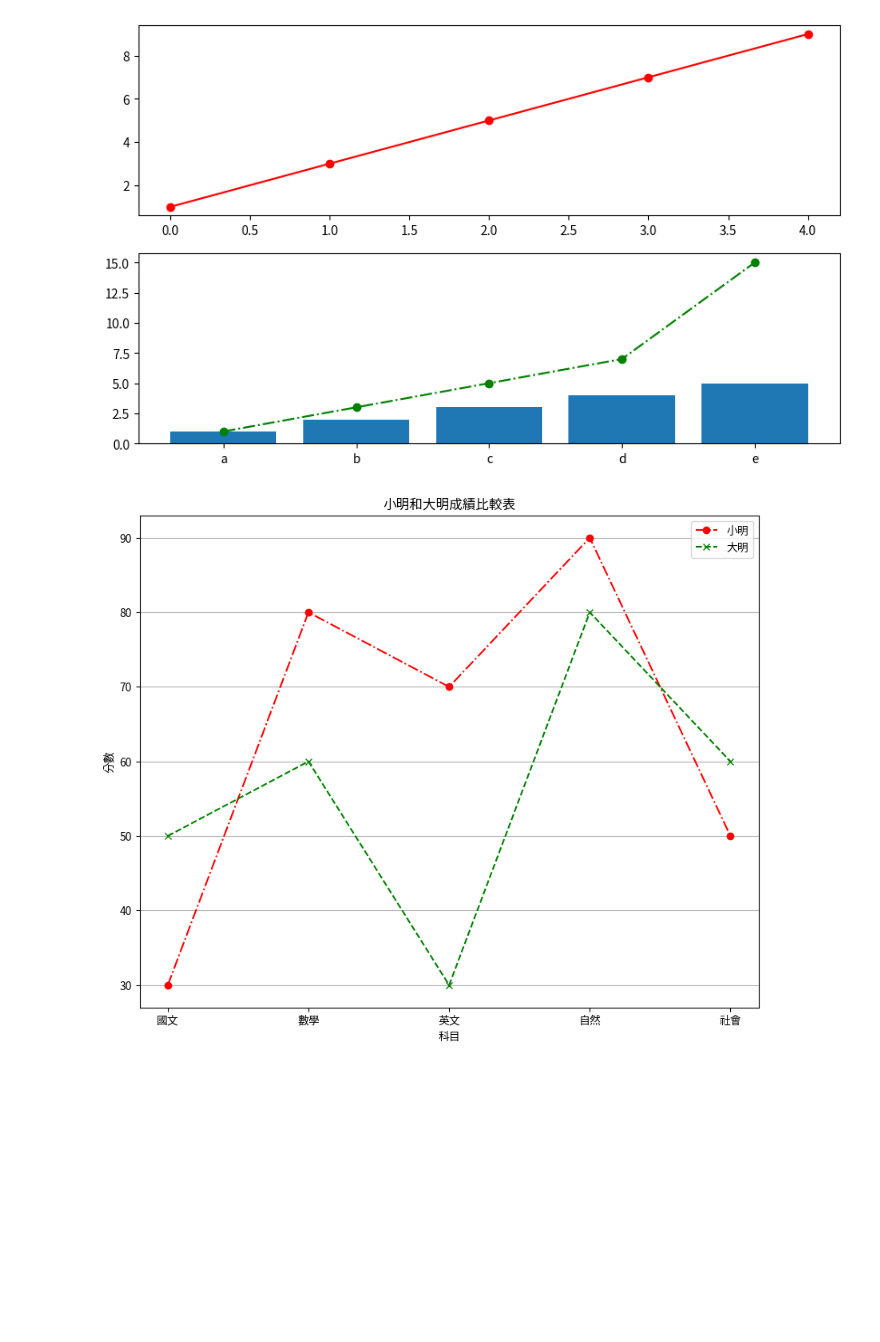
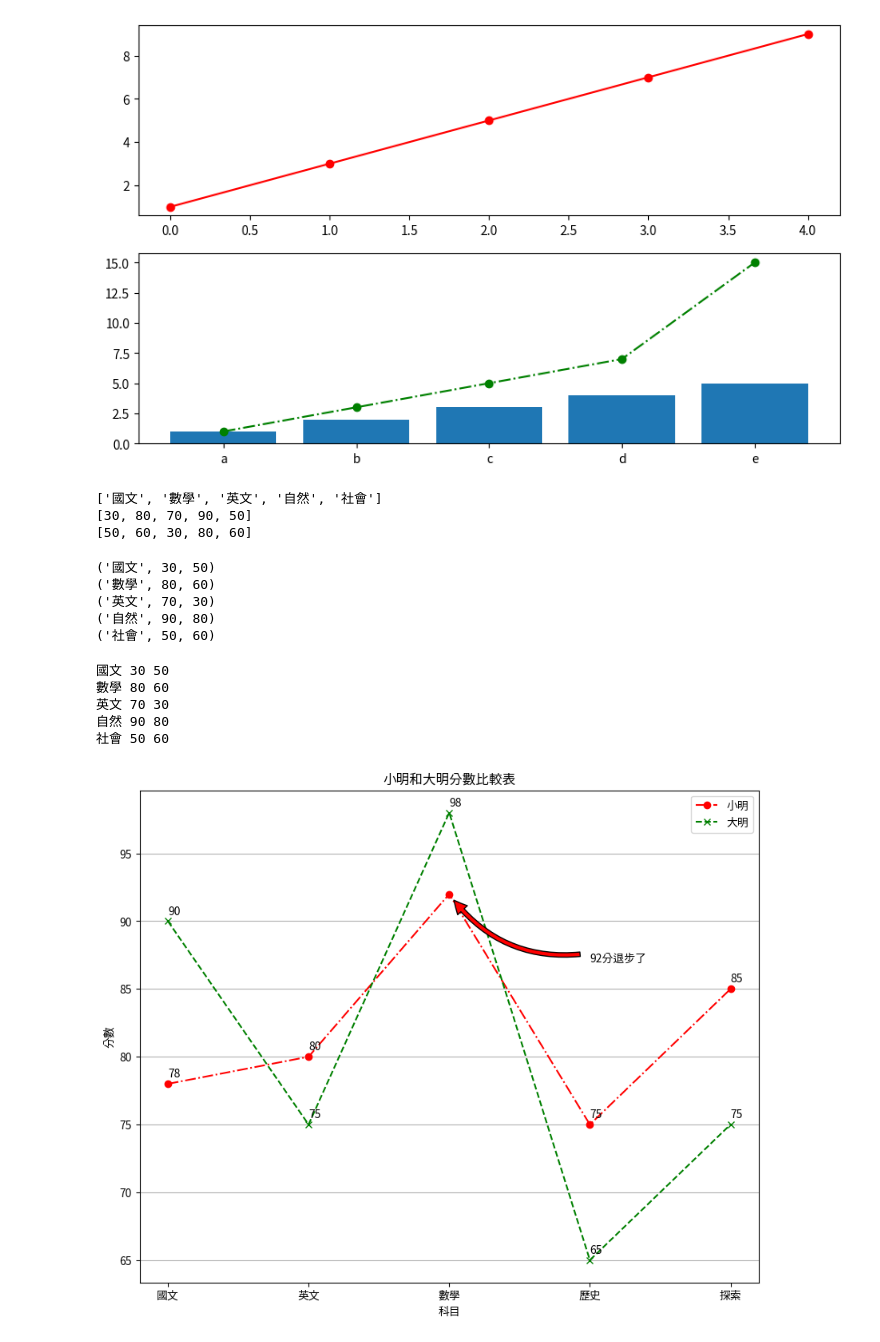
Before and after one commit to see7725/python_analysis, a Jupyter notebook: lesson7_3.ipynb, the cells around one changed output. Drawn from its saved outputs; the diff is of its cells as text; code cells hidden in the pictures; blank space fills up the shorter version.

```diff
--- a/lesson7_3.ipynb
+++ b/lesson7_3.ipynb
@@ -32,21 +32,74 @@ plt.show()
 # %%
 student1 = {'國文':30, '數學':80, '英文':70, '自然':90, '社會':50}
 student2 = {'國文':50, '數學':60, '英文':30, '自然':80, '社會':60}
+# %%
+print(subjects)
+print(score1)
+print(score2)
+# %% [output]
+['國文', '數學', '英文', '自然', '社會']
+[30, 80, 70, 90, 50]
+[50, 60, 30, 80, 60]
+# %%
+for item in zip(subjects,score1,score2) :
+    print(item)
+# %% [output]
+('國文', 30, 50)
+('數學', 80, 60)
+('英文', 70, 30)
+('自然', 90, 80)
+('社會', 50, 60)
+# %%
+for s,v1,v2 in zip(subjects,score1,score2) :
+    print(s,v1,v2)
+# %% [output]
+國文 30 50
+數學 80 60
+英文 70 30
+自然 90 80
+社會 50 60
 # %%
+import matplotlib.pyplot as plt
+from matplotlib.font_manager import fontManager
+import matplotlib as mlp
+fontManager.addfont('ChineseFont.ttf')
+mlp.rc('font', family='ChineseFont')
+
+student1 = {'國文':78, '英文':80, '數學':92, '歷史':75, '探索':85}
+student2 = {'國文':90, '英文':75, '數學':98, '歷史':65, '探索':75}
 subjects = list(student1.keys())
 score1 = list(student1.values())
 score2 = list(student2.values())
 
 figure = plt.figure(figsize=(10,8))
 axes = figure.add_subplot(1,1,1)
-axes.set_title('小明和大明成績比較表')
-axes.set_xlabel('科目')
-axes.set_ylabel('分數')
-axes.plot(subjects,score1,'ro-.',label='小明')
-axes.plot(subjects,score2,'gx--',label='大明')
+axes.set_title("小明和大明分數比較表")
+axes.set_xlabel("科目")
+axes.set_ylabel("分數")
+axes.plot(subjects,score1,'ro-.',label="小明")
+axes.plot(subjects,score2,'gx--',label="大明")
 axes.legend()
 axes.grid(axis='y')
 
+# 找出數學在subjects列表中的索引
+math_index = subjects.index('數學')
+
+for idx, (s, v1, v2) in enumerate(zip(subjects, score1, score2)):
+    if s == '數學' and v1 == 92:
+        # 對於數學成績，使用特殊的箭頭樣式
+        # 使用arc3連接樣式並調整弧度來模擬90度轉向
+        axes.annotate(f'{v1}分退步了',
+                      xy=(math_index, v1),
+                      xytext=(math_index+1, v1-5),  # 將文字向右上方移動
+                      arrowprops=dict(
+                          facecolor='red',
+                          shrink=0.05,
+                          connectionstyle='arc3,rad=-0.3'  # 負值使弧度向右彎曲
+                      ))
+        axes.annotate(f'{v2}', xy=(s, v2+0.5))
+    else:
+        axes.annotate(f'{v1}', xy=(s, v1+0.5))
+        axes.annotate(f'{v2}', xy=(s, v2+0.5))
 plt.show()
 # %% [output]
-[figure, old version]
+[figure, new version]
```
